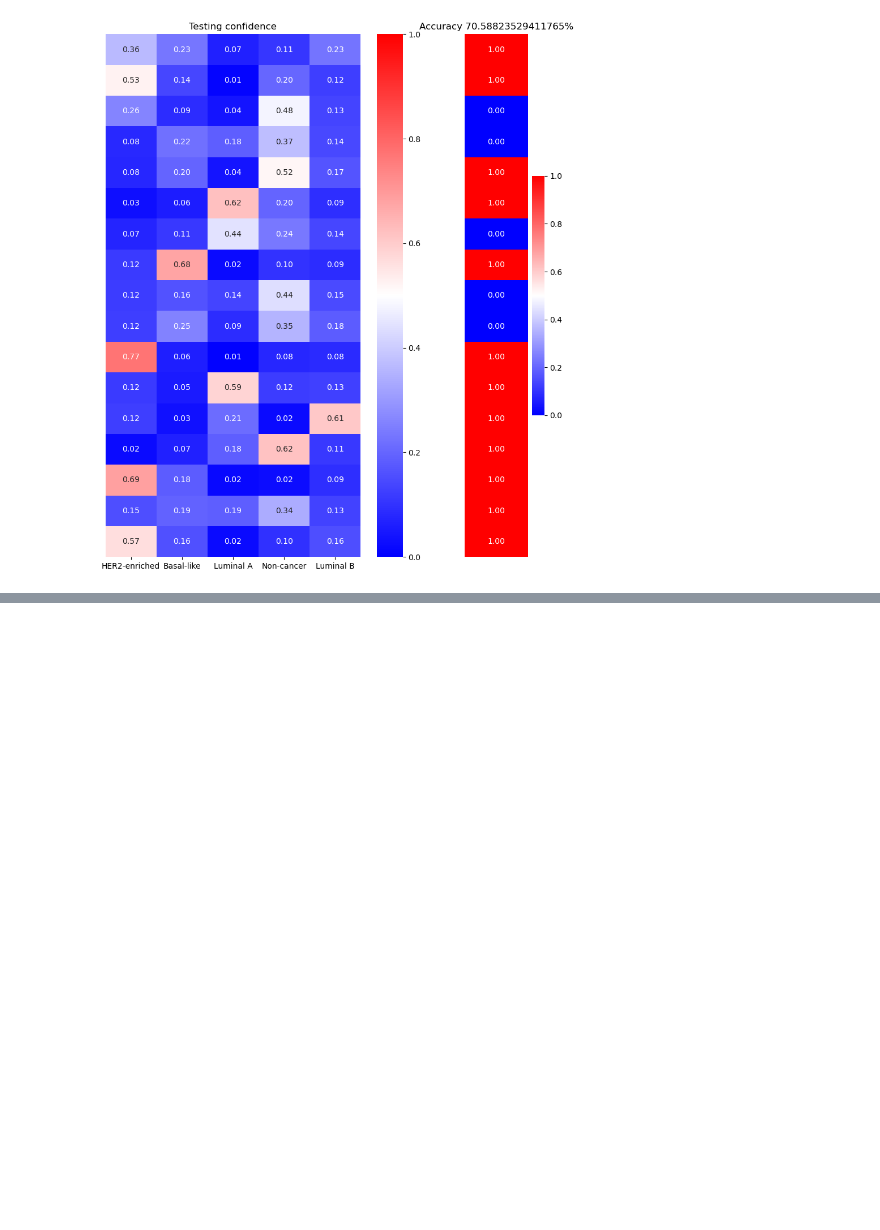
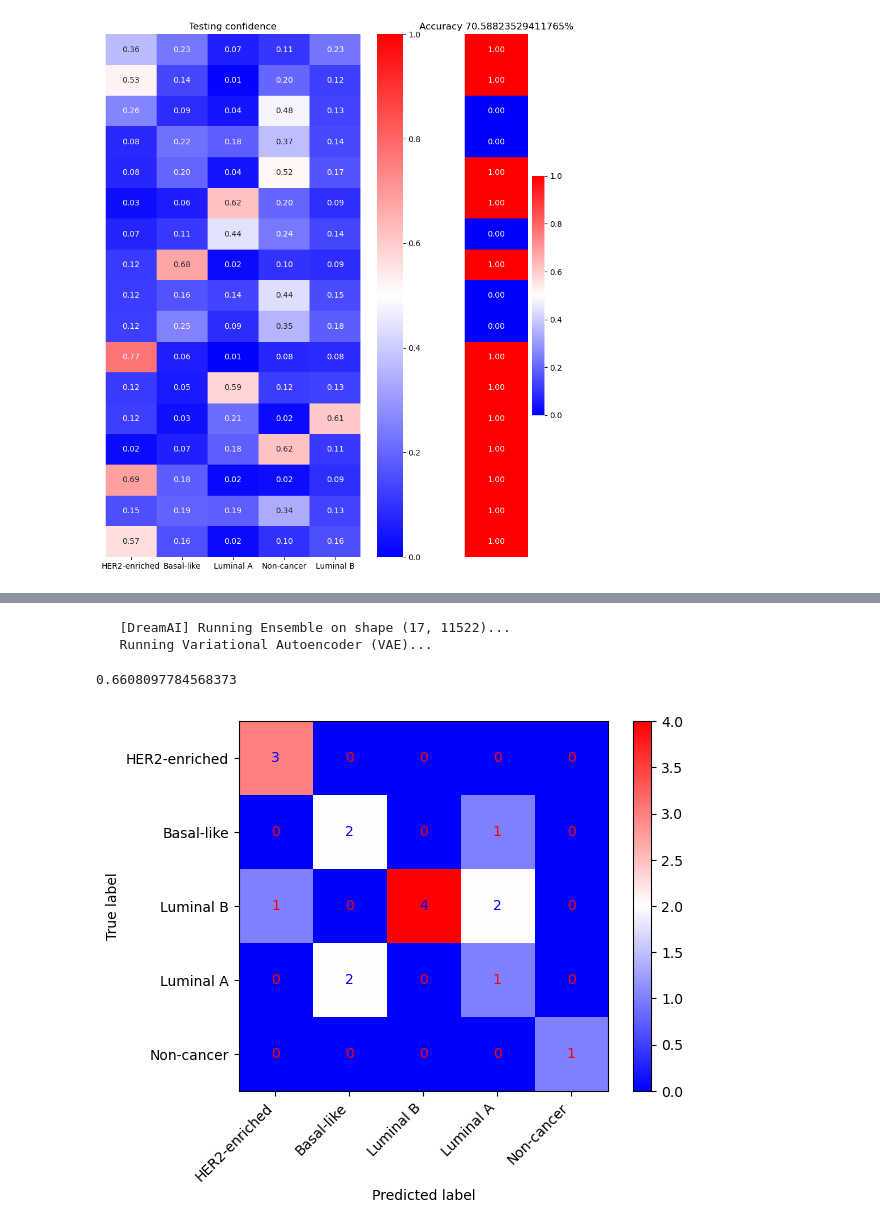
Before and after one commit to ArmandRathgeb/ML-Group-Project, a Jupyter notebook: sample.ipynb, the cells around one changed output, grey strips where cells are left out. Saved outputs shown, nothing was run; the diff lists cells and outputs as text; code cells hidden in the pictures; blank space fills up the shorter version.

```diff
--- a/sample.ipynb
+++ b/sample.ipynb
@@ -148,3 +178,18 @@ The effective sample size per chain is smaller than 100 for some parameters.  A
+# %%
+Y_pred = pam_model.predict(pX_test)
+f1 = cacl.calculate_f1(pY_test, Y_pred)
+laplace_confusion_matrix = confusion_matrix(pY_test, Y_pred)
+f1
+# %% [output]
+   [DreamAI] Running Ensemble on shape (17, 11522)...
+   Running Variational Autoencoder (VAE)...
+0.6608097784568373
+# %%
+ConfusionMatrixDisplay(laplace_confusion_matrix, display_labels=classes).plot(cmap='bwr')
+plt.xticks(range(n_classes), classes, rotation=45, ha="right")
+plt.show()
+# %% [output]
+[figure, added]
 # %%
 df_method, confusion_matrices = cacl.benchmark_classification(pX_train, pY_train, pX_test, pY_test, imputation_type='dream')
 # %% [output]
```
Also changed, not shown: parts of 9 cells of this notebook, 2 other files.
